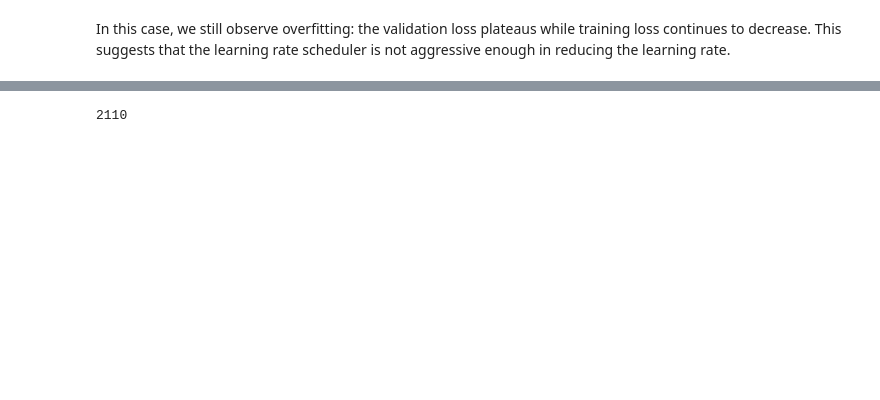
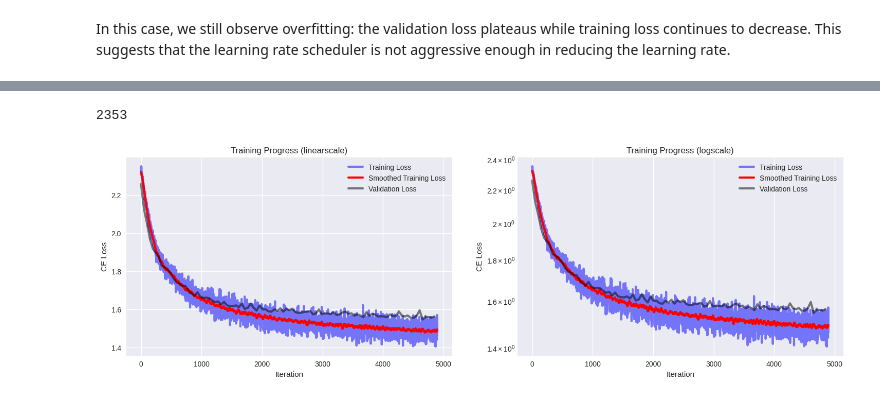
Before and after one commit to kel16/CudaLabTasksSS25, a Jupyter notebook: Session1/Solution1.ipynb, the cells around one changed output, grey strips where cells are left out. Saved outputs shown, nothing was run; the diff lists cells and outputs as text; code cells hidden in the pictures; blank space fills up the shorter version.

Commit message:
conclusions and mixer finalize

```diff
--- a/Session1/Solution1.ipynb
+++ b/Session1/Solution1.ipynb
@@ -345,13 +379,17 @@ LR = 1e-3
 
 INPUT_DIM = train_dataset.data.shape[-3:]
 
-conv_mixer = ConvMixer(input_dim=INPUT_DIM, depth=6)
+conv_mixer = ConvMixer(input_dim=INPUT_DIM, depth=8)
 conv_mixer = conv_mixer.to(device)
 count_model_params(conv_mixer)
 # %% [output]
-2110
+2353
 # %%
 criterion = nn.CrossEntropyLoss()
 optimizer = torch.optim.Adam(conv_mixer.parameters(), lr=LR)
 
 conv_mixer_losses = train(conv_mixer, NUM_EPOCHS, train_loader, eval_loader, device, criterion, optimizer)
+# %%
+plot_learning_curve(conv_mixer_losses[0], conv_mixer_losses[1], len(conv_mixer_losses[0])//len(conv_mixer_losses[1]))
+# %% [output]
+[figure, added]
```
Also changed, not shown: parts of 15 cells of this notebook, 3 other files.
